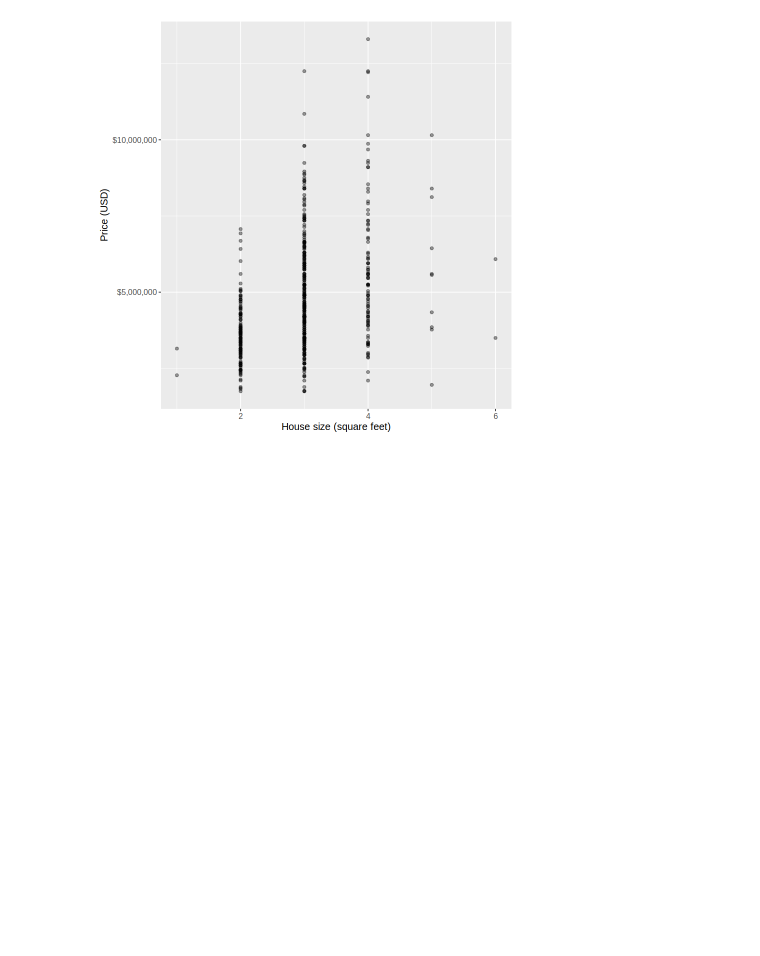
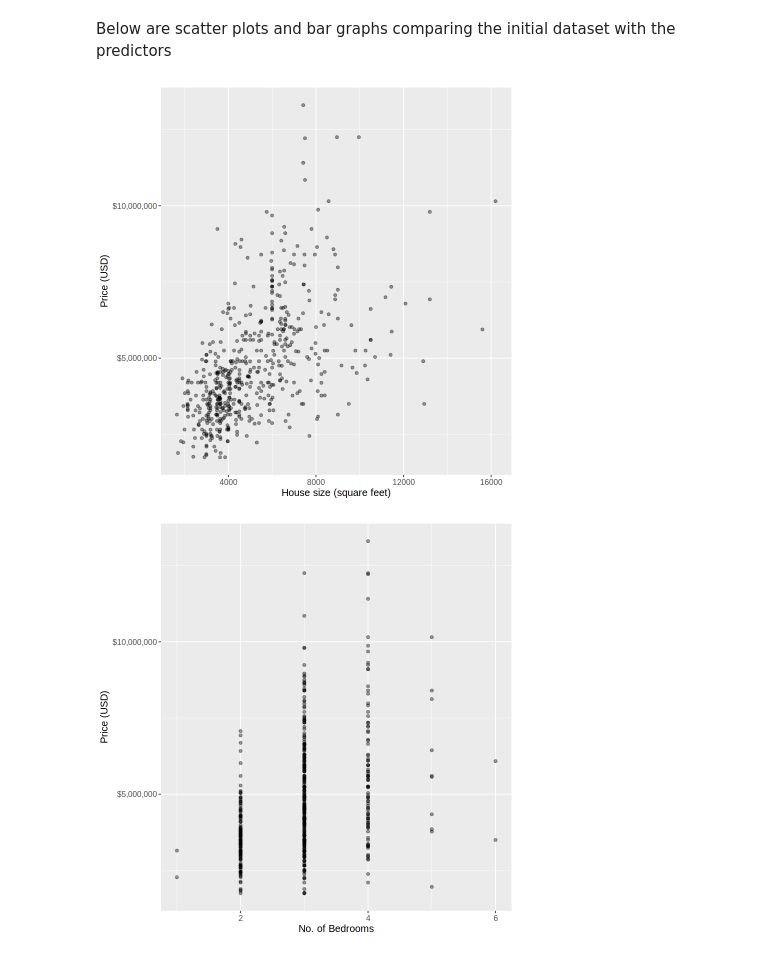
Before and after one commit to jio7887oij/dsci-100-009-1, a Jupyter notebook: Proposal.ipynb, the cells around one changed output. Saved outputs shown, nothing was run; the diff lists cells and outputs as text; code cells hidden in the pictures; blank space fills up the shorter version.

```diff
--- a/Proposal.ipynb
+++ b/Proposal.ipynb
@@ -50,21 +55,43 @@ A tibble: 407 × 13
 | 5803000 | 7000 | 3 | 1 | 1 | yes | no | yes | no | ... |
 | 5775000 | 6000 | 3 | 2 | 4 | yes | no | no | no | ... |
+# %% [markdown]
+Below are scatter plots and bar graphs comparing the initial dataset with the predictors
 # %%
 preview_1 <- ggplot(Housing, aes(x = area, y = price)) +
   geom_point(alpha = 0.4) +
   xlab("House size (square feet)") +
   ylab("Price (USD)") +
   scale_y_continuous(labels = dollar_format()) +
   theme(text = element_text(size = 12))
 
+preview_1
 
 preview_2 <- ggplot(Housing, aes(x = bedrooms, y = price)) +
   geom_point(alpha = 0.4) +
-  xlab("House size (square feet)") +
+  xlab("No. of Bedrooms") +
   ylab("Price (USD)") +
   scale_y_continuous(labels = dollar_format()) +
   theme(text = element_text(size = 12))
 
 preview_2
+
+preview_3 <- ggplot(Housing, aes(x = bedrooms, y = price)) +
+  geom_point(alpha = 0.4) +
+  xlab("No. of Bathrooms") +
+  ylab("Price (USD)") +
+  scale_y_continuous(labels = dollar_format()) +
+  theme(text = element_text(size = 12))
+
+preview_3
+
+preview_4 <- ggplot(Housing, aes(x = stories, y = price)) +
+  geom_point(alpha = 0.4) +
+  xlab("No. of Bathrooms") +
+  ylab("Price (USD)") +
+  scale_y_continuous(labels = dollar_format()) +
+  theme(text = element_text(size = 12))
+
+preview_4
 # %% [output]
-[figure, old version]
+[figure, new version]
+[figure, added]
```
Also changed, not shown: parts of 9 cells of this notebook.
